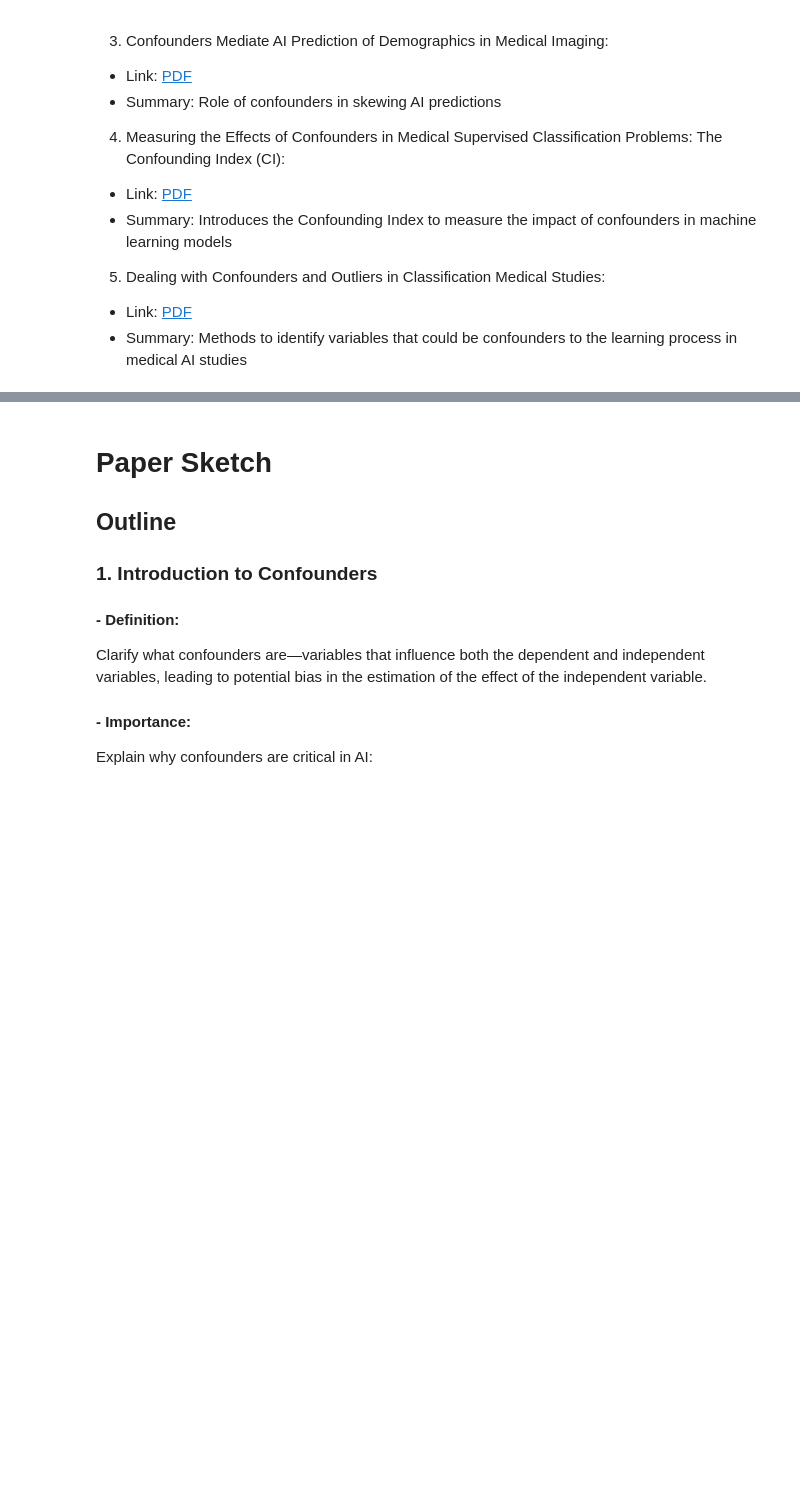
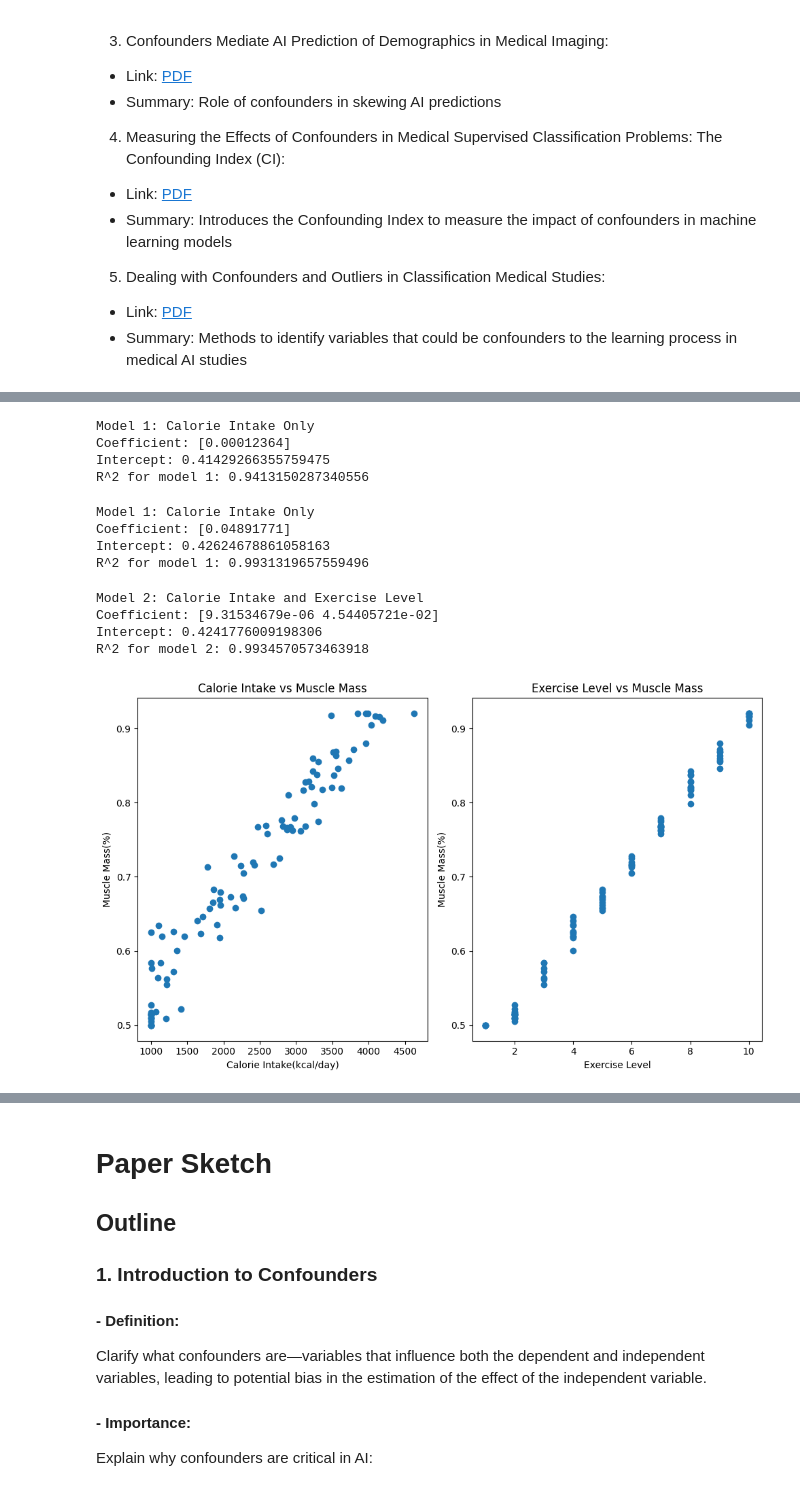
Before and after one commit to MaxiStahl1992/advanced-workbook-code, a Jupyter notebook: task3_full.ipynb, the cells around one changed output, grey strips where cells are left out. Saved outputs shown, nothing was run; the diff lists cells and outputs as text; code cells hidden in the pictures; blank space fills up the shorter version.

```diff
--- a/task3_full.ipynb
+++ b/task3_full.ipynb
@@ -174,0 +90,75 @@ We can observe that the ROC AUC Score improves if we include smoking in the mode
+# %%
+# Linear regression model 1: calorie intake only
+X_1 = data[['calorie_intake']]
+y = data['muscle_mass']
+
+model_1 = LinearRegression()
+model_1.fit(X_1, y)
+pred_1 = model_1.predict(X_1)
+r2_1 = r2_score(y, pred_1)
+
+print("Model 1: Calorie Intake Only")
+print("Coefficient:", model_1.coef_)
+print("Intercept:", model_1.intercept_)
+print("R^2 for model 1:", r2_1)
+# %% [output]
+Model 1: Calorie Intake Only
+Coefficient: [0.00012364]
+Intercept: 0.41429266355759475
+R^2 for model 1: 0.9413150287340556
+# %%
+# Linear regression model 2: exercise_level intake only
+X_3 = data[['exercise_level']]
+y = data['muscle_mass']
+
+model_3 = LinearRegression()
+model_3.fit(X_3, y)
+pred_3 = model_3.predict(X_3)
+r2_3 = r2_score(y, pred_3)
+
+print("Model 1: Calorie Intake Only")
+print("Coefficient:", model_3.coef_)
+print("Intercept:", model_3.intercept_)
+print("R^2 for model 1:", r2_3)
+# %% [output]
+Model 1: Calorie Intake Only
+Coefficient: [0.04891771]
+Intercept: 0.42624678861058163
+R^2 for model 1: 0.9931319657559496
+# %%
+# Linear regression model 2: calorie intake and exercise level (Mulitiple Regression)
+X_2 = data[['calorie_intake', 'exercise_level']]
+
+model_2 = LinearRegression()
+model_2.fit(X_2, y)
+pred_2 = model_2.predict(X_2)
+r2_2 = r2_score(y, pred_2)
+
+print("Model 2: Calorie Intake and Exercise Level")
+print("Coefficient:", model_2.coef_)
+print("Intercept:", model_2.intercept_)
+print("R^2 for model 2:", r2_2)
+# %% [output]
+Model 2: Calorie Intake and Exercise Level
+Coefficient: [9.31534679e-06 4.54405721e-02]
+Intercept: 0.4241776009198306
+R^2 for model 2: 0.9934570573463918
+# %%
+plt.figure(figsize=(10, 6))
+
+plt.subplot(1, 2, 1)
+plt.scatter(data['calorie_intake'], data['muscle_mass'])
+plt.xlabel('Calorie Intake(kcal/day)')
+plt.ylabel('Muscle Mass(%)')
+plt.title('Calorie Intake vs Muscle Mass')
+
+plt.subplot(1, 2, 2)
+plt.scatter(data['exercise_level'], data['muscle_mass'])
+plt.xlabel('Exercise Level')
+plt.ylabel('Muscle Mass(%)')
+plt.title('Exercise Level vs Muscle Mass')
+
+plt.tight_layout()
+plt.show()
+# %% [output]
+[figure, added]
```
Also changed, not shown: parts of 21 cells of this notebook, 1 other file.
